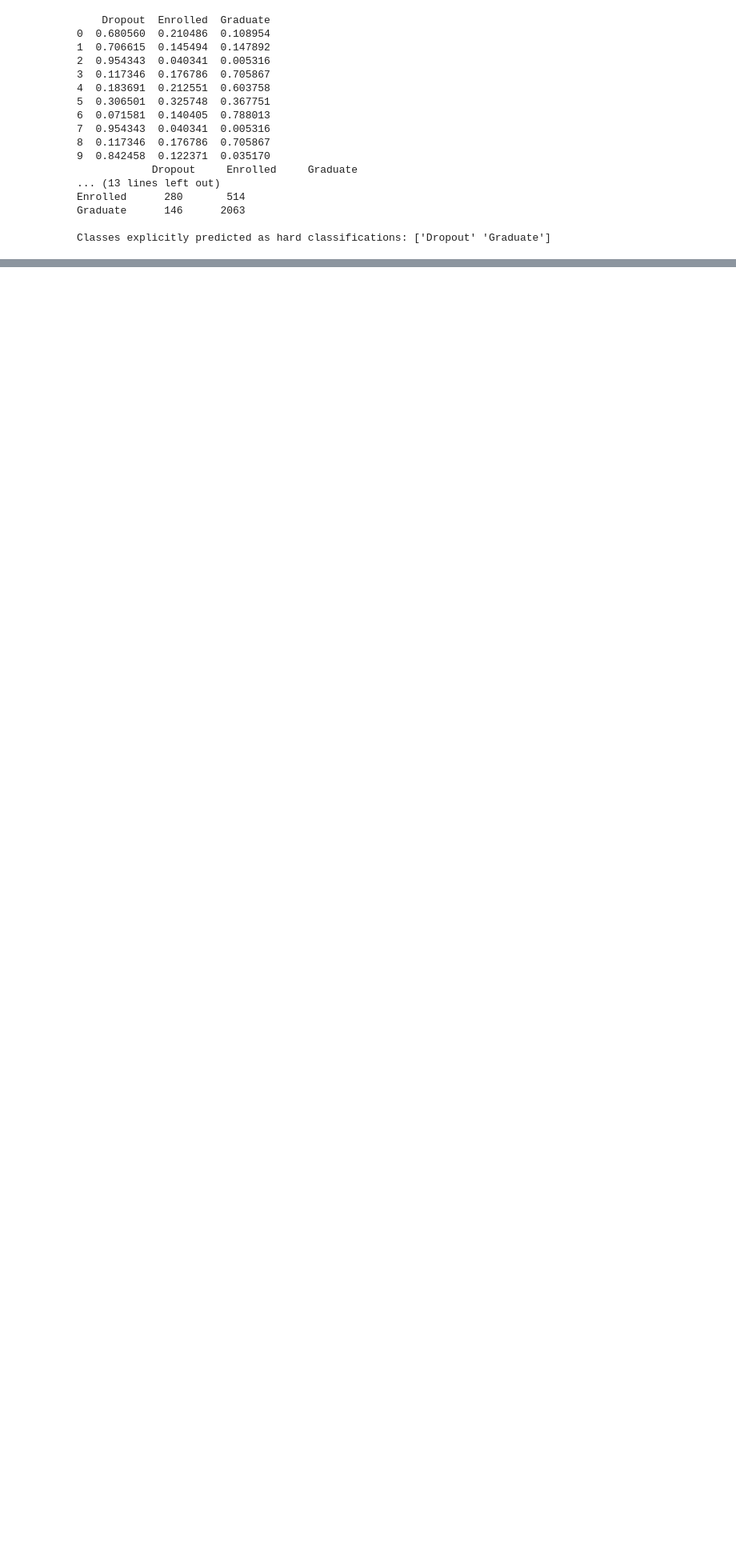
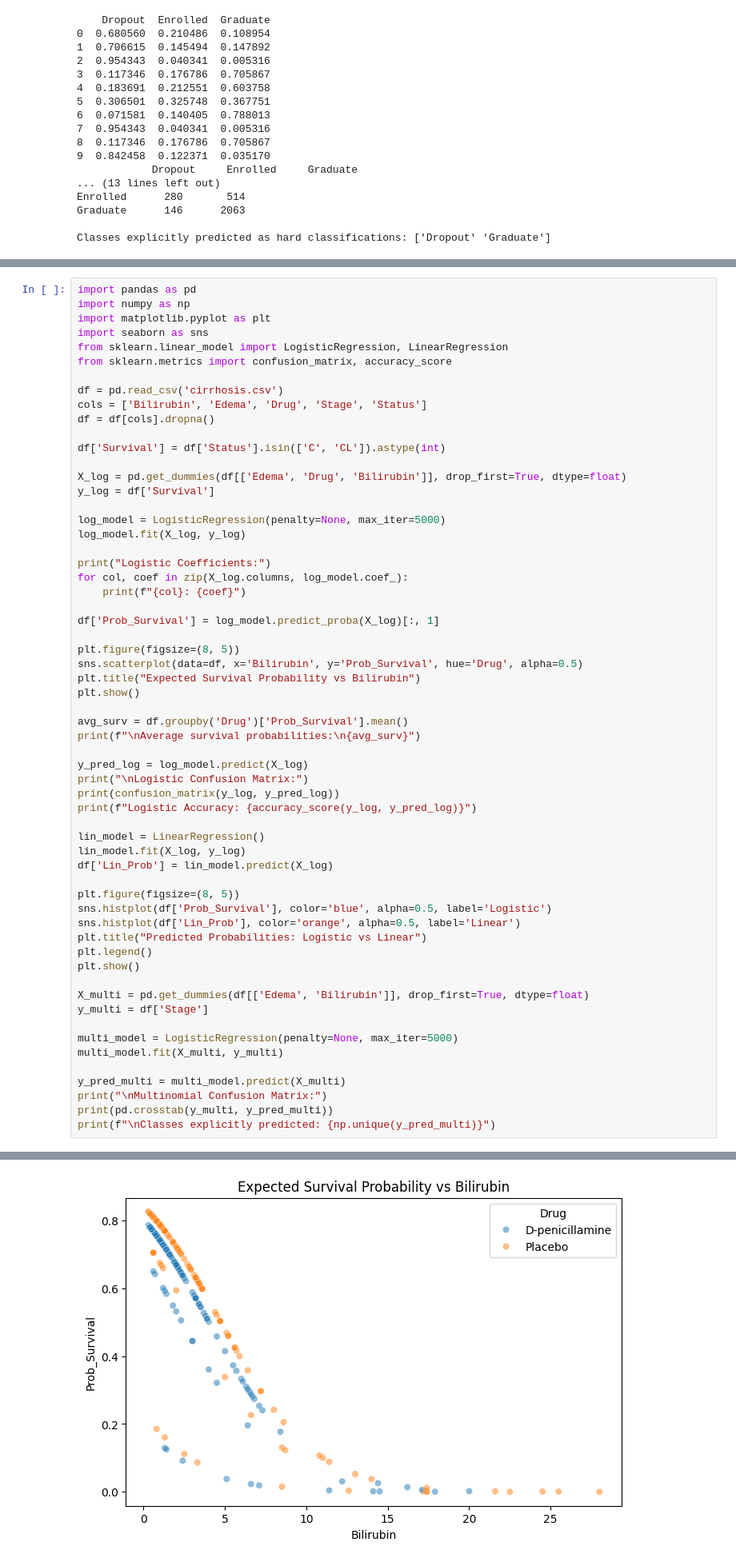
Before and after one commit to ericline1/programming, a Jupyter notebook: 05_assignment_glm.ipynb, the cells around one changed output, grey strips where cells are left out. Shown at 80% size. Saved outputs shown, nothing was run; the diff lists cells and outputs as text; blank space fills up the shorter version.

```diff
--- a/05_assignment_glm.ipynb
+++ b/05_assignment_glm.ipynb
@@ -171,0 +176,61 @@ The relevant data are:
+# %%
+import pandas as pd
+import numpy as np
+import matplotlib.pyplot as plt
+import seaborn as sns
+from sklearn.linear_model import LogisticRegression, LinearRegression
+from sklearn.metrics import confusion_matrix, accuracy_score
+
+df = pd.read_csv('cirrhosis.csv')
+cols = ['Bilirubin', 'Edema', 'Drug', 'Stage', 'Status']
+df = df[cols].dropna()
+
+df['Survival'] = df['Status'].isin(['C', 'CL']).astype(int)
+
+X_log = pd.get_dummies(df[['Edema', 'Drug', 'Bilirubin']], drop_first=True, dtype=float)
+y_log = df['Survival']
+
+log_model = LogisticRegression(penalty=None, max_iter=5000)
+log_model.fit(X_log, y_log)
+
+print("Logistic Coefficients:")
+for col, coef in zip(X_log.columns, log_model.coef_):
+    print(f"{col}: {coef}")
+
+df['Prob_Survival'] = log_model.predict_proba(X_log)[:, 1]
+
+plt.figure(figsize=(8, 5))
+sns.scatterplot(data=df, x='Bilirubin', y='Prob_Survival', hue='Drug', alpha=0.5)
+plt.title("Expected Survival Probability vs Bilirubin")
+plt.show()
+
+avg_surv = df.groupby('Drug')['Prob_Survival'].mean()
+print(f"\nAverage survival probabilities:\n{avg_surv}")
+
+y_pred_log = log_model.predict(X_log)
+print("\nLogistic Confusion Matrix:")
+print(confusion_matrix(y_log, y_pred_log))
+print(f"Logistic Accuracy: {accuracy_score(y_log, y_pred_log)}")
+
+lin_model = LinearRegression()
+lin_model.fit(X_log, y_log)
+df['Lin_Prob'] = lin_model.predict(X_log)
+
+plt.figure(figsize=(8, 5))
+sns.histplot(df['Prob_Survival'], color='blue', alpha=0.5, label='Logistic')
+sns.histplot(df['Lin_Prob'], color='orange', alpha=0.5, label='Linear')
+plt.title("Predicted Probabilities: Logistic vs Linear")
+plt.legend()
+plt.show()
+
+X_multi = pd.get_dummies(df[['Edema', 'Bilirubin']], drop_first=True, dtype=float)
+y_multi = df['Stage']
+
+multi_model = LogisticRegression(penalty=None, max_iter=5000)
+multi_model.fit(X_multi, y_multi)
+
+y_pred_multi = multi_model.predict(X_multi)
+print("\nMultinomial Confusion Matrix:")
+print(pd.crosstab(y_multi, y_pred_multi))
+print(f"\nClasses explicitly predicted: {np.unique(y_pred_multi)}")
+# %% [output]
@@ -171,0 +239 @@ The relevant data are:
+[figure, added]
```
Also changed, not shown: parts of 2 cells of this notebook.
